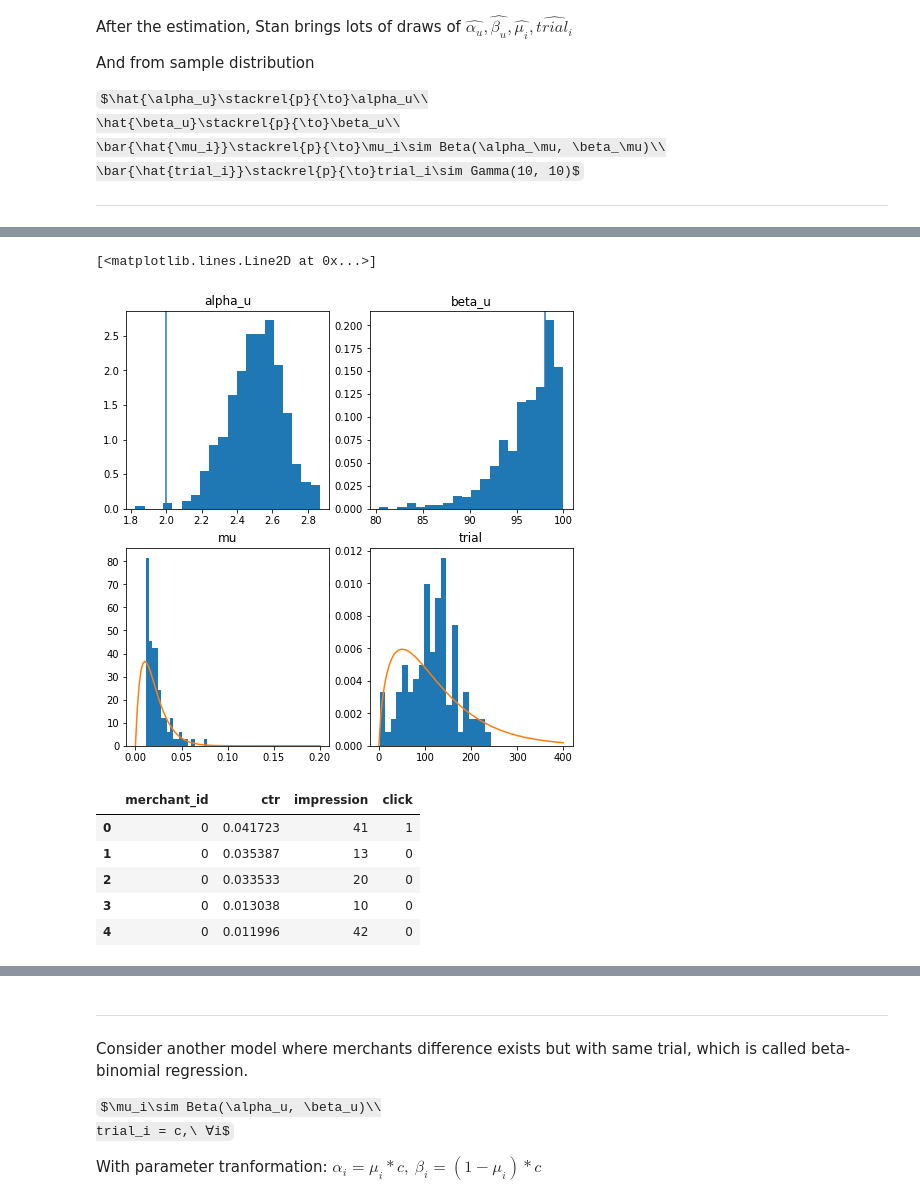
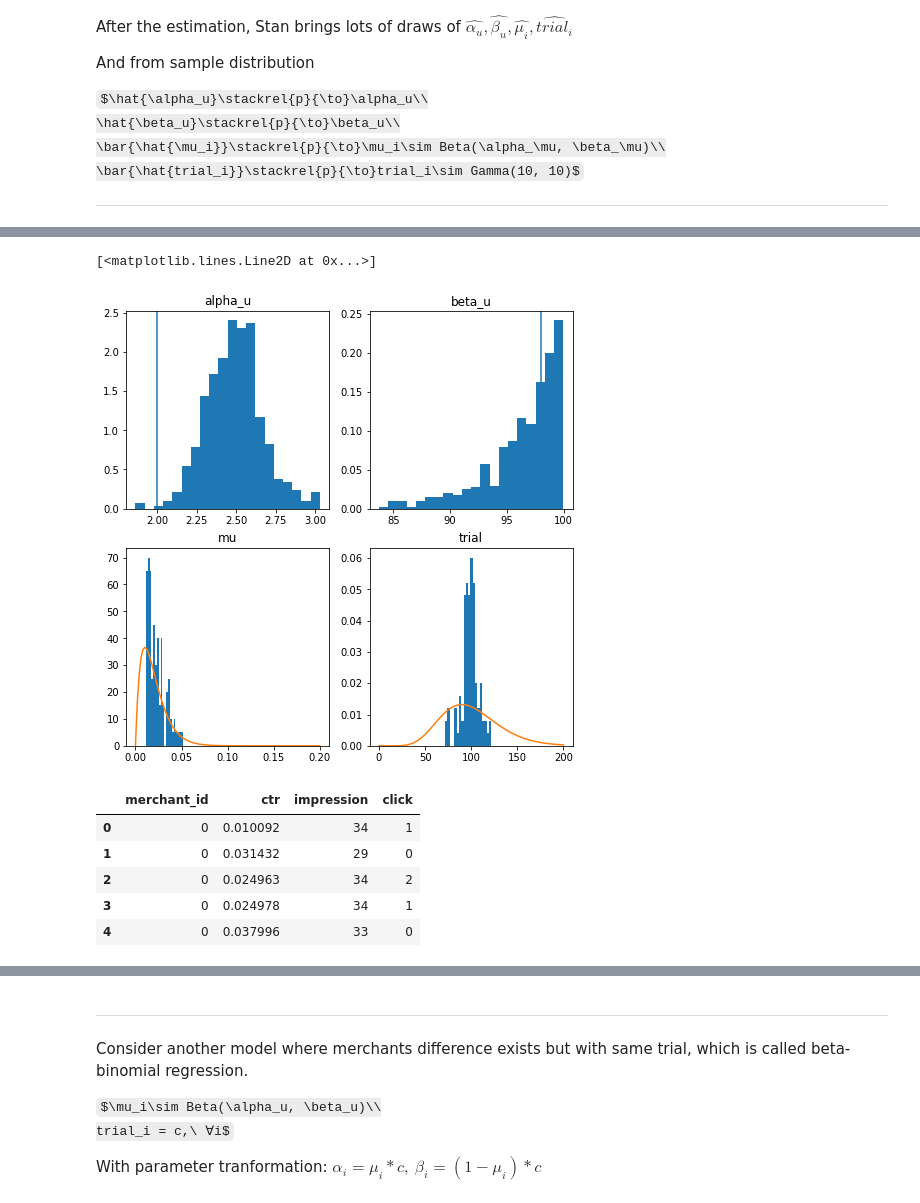
Before and after one commit to WellFan/bayesian_with_merchants, a Jupyter notebook: merchants_goods_model.ipynb, the cells around one changed output, grey strips where cells are left out. Cells and saved outputs as stored; diff of their text form; code cells hidden in the pictures; some formulas as TeX source.

```diff
--- a/merchants_goods_model.ipynb
+++ b/merchants_goods_model.ipynb
@@ -50,7 +51,7 @@ true_parameters = {'alpha_u':alpha_u, 'beta_u':beta_u, 'mu_i':mu_i, 'trial':tria
 data = np.array(([0], [0], [0], [0]))
 for i in range(nmerchants):
   ctr = np.array(stats.beta.rvs(mu_i[i]*trial[i], (1-mu_i[i])*trial[i], size=ngoods[i]))
-  impression = np.random.randint(low=1, high=101, size=ngoods[i])
+  impression = stats.poisson.rvs(mu=int(1000*mu_i[i]+5)+1, size=ngoods[i])
   click = np.array(stats.binom.rvs(impression, ctr))
   merchants_id = np.array([i]*ngoods[i])
   temp = (np.vstack((merchants_id, ctr, impression, click)))
@@ -161,32 +167,32 @@ beta_i = df.iloc[:, 311:411]
 # %%
 points = np.linspace(0, 100, 1001, endpoint=True)
 fig, axes = plt.subplots(nrows=2, ncols=2, figsize=(8, 8))
 axes[0,0].set_title('alpha_u')
 axes[0,0].hist(alpha_u, density=True, bins=20)
-axes[0,0].axvline(true_parameters['alpha_u'])
+axes[0,0].axvline(2)
 axes[0,1].set_title('beta_u')
 axes[0,1].hist(beta_u, density=True, bins=20)
-axes[0,1].axvline(true_parameters['beta_u'])
+axes[0,1].axvline(98)
 axes[1,0].set_title('mu')
 axes[1,0].hist(mu.mean(), density=True, bins=20)
 axes[1,0].plot(np.linspace(0, 0.2, 100), stats.beta.pdf(np.linspace(0, 0.2, 100), 2, 98))
 axes[1,1].set_title('trial')
 axes[1,1].hist(trial.mean(), density=True, bins=20)
-axes[1,1].plot(np.linspace(0, 400, 100), stats.gamma.pdf(np.linspace(0, 400, 100), a=alpha_trial.mean(), scale=(1/beta_trial).mean()))
+axes[1,1].plot(np.linspace(0, 200, 100), stats.gamma.pdf(np.linspace(0, 200, 100), a=10, scale=10))
 # %% [output]
 [<matplotlib.lines.Line2D at 0x...>]
-[figure, old version]
+[figure, new version]
 # %%
 customer_stan = pd.DataFrame(data, columns=['merchant_id', 'ctr', 'impression', 'click'])
 customer_stan = customer_stan.astype({'merchant_id':int, 'impression':int, 'click':int})
 customer_stan.head()
 # %% [output]
 |  | merchant_id | ctr | impression | click |
-| 0 | 0 | 0.041723 | 41 | 1 |
-| 1 | 0 | 0.035387 | 13 | 0 |
-| 2 | 0 | 0.033533 | 20 | 0 |
-| 3 | 0 | 0.013038 | 10 | 0 |
-| 4 | 0 | 0.011996 | 42 | 0 |
+| 0 | 0 | 0.010092 | 34 | 1 |
+| 1 | 0 | 0.031432 | 29 | 0 |
+| 2 | 0 | 0.024963 | 34 | 2 |
+| 3 | 0 | 0.024978 | 34 | 1 |
+| 4 | 0 | 0.037996 | 33 | 0 |
 # %%
 customer_stan['alpha_i'] = alpha_i.mean()[customer_stan.merchant_id][1]
 customer_stan['beta_i'] = beta_i.mean()[customer_stan.merchant_id][1]
```
Also changed, not shown: parts of 46 cells of this notebook.
